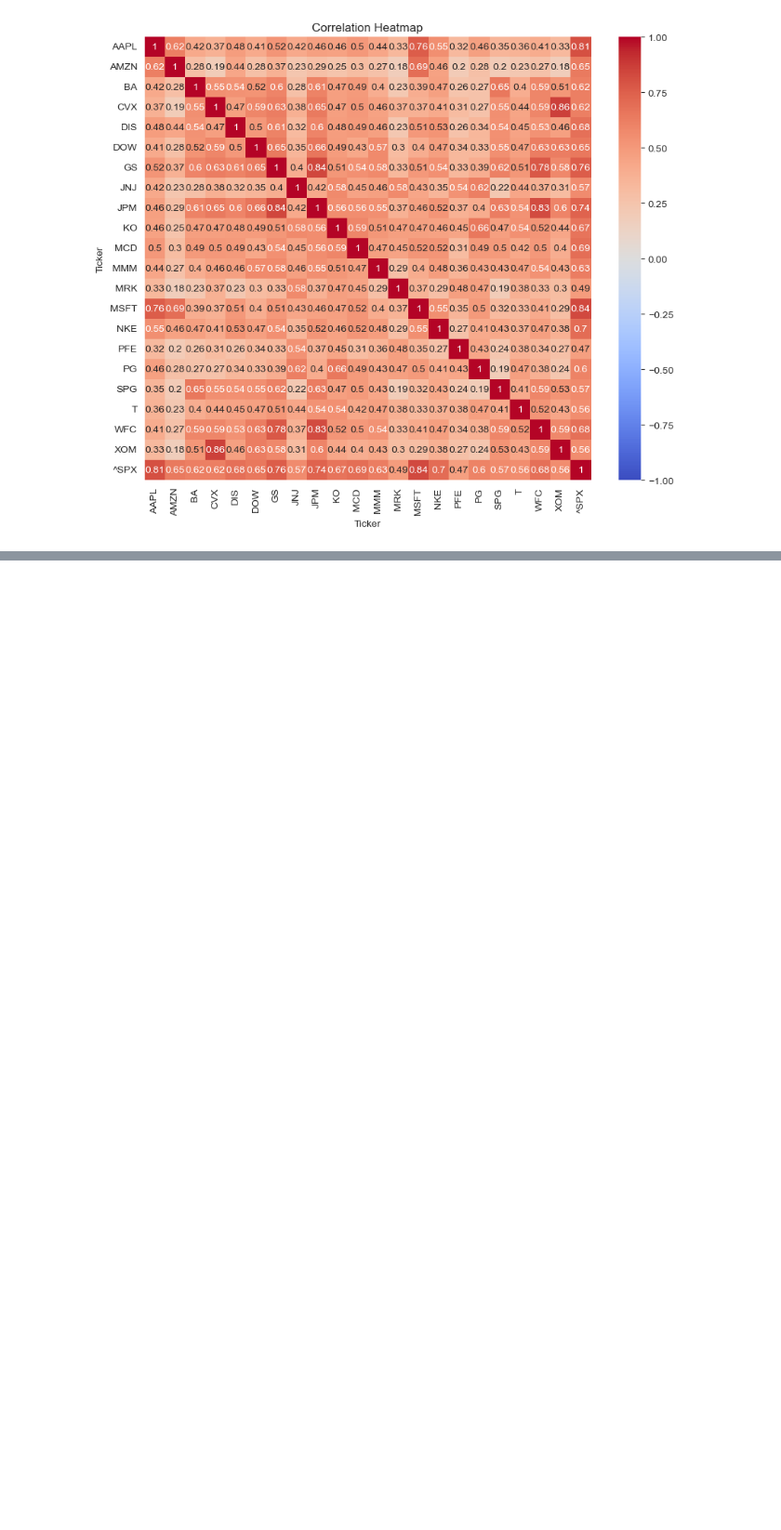
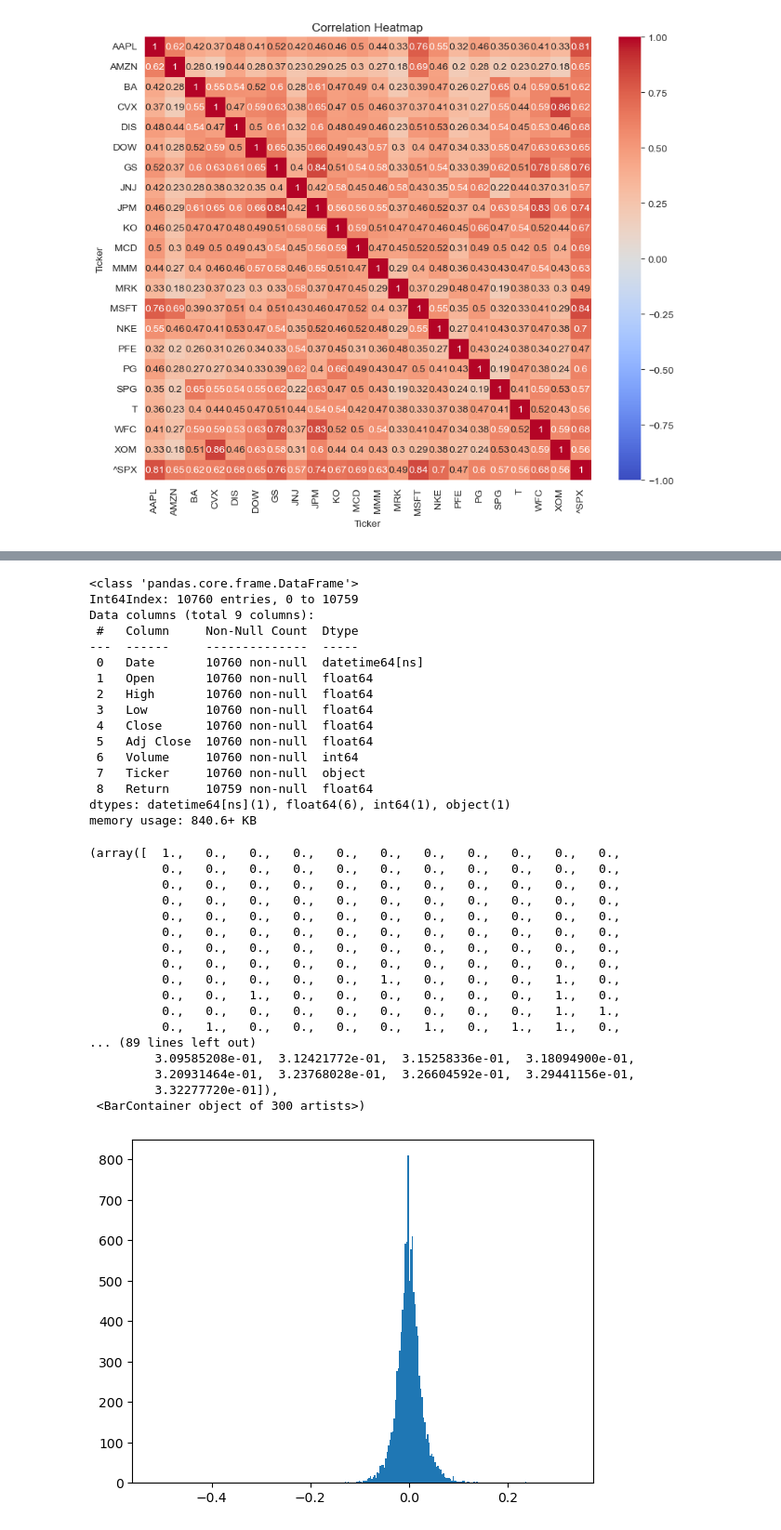
Before and after one commit to ItoWindsor/AlgoTrading, a Jupyter notebook: notebooks/Linear_regression_model.ipynb, the cells around one changed output, grey strips where cells are left out. Shown at 93% size. Cells and saved outputs as stored; diff of their text form; code cells hidden in the pictures; blank space fills up the shorter version.

```diff
--- a/Linear_regression_model.ipynb
+++ b/notebooks/Linear_regression_model.ipynb
@@ -48,0 +44,38 @@ array(['AAPL', 'AMZN', 'BA', 'CVX', 'DIS', 'DOW', 'GS', 'JNJ', 'JPM',
+# %%
+apple_data.info()
+plt.hist(apple_data["Return"],bins=300)
+# %% [output]
+<class 'pandas.core.frame.DataFrame'>
+Int64Index: 10760 entries, 0 to 10759
+Data columns (total 9 columns):
+ #   Column     Non-Null Count  Dtype
+---  ------     --------------  -----
+ 0   Date       10760 non-null  datetime64[ns]
+ 1   Open       10760 non-null  float64
+ 2   High       10760 non-null  float64
+ 3   Low        10760 non-null  float64
+ 4   Close      10760 non-null  float64
+ 5   Adj Close  10760 non-null  float64
+ 6   Volume     10760 non-null  int64
+ 7   Ticker     10760 non-null  object
+ 8   Return     10759 non-null  float64
+dtypes: datetime64[ns](1), float64(6), int64(1), object(1)
+memory usage: 840.6+ KB
+(array([  1.,   0.,   0.,   0.,   0.,   0.,   0.,   0.,   0.,   0.,   0.,
+          0.,   0.,   0.,   0.,   0.,   0.,   0.,   0.,   0.,   0.,   0.,
+          0.,   0.,   0.,   0.,   0.,   0.,   0.,   0.,   0.,   0.,   0.,
+          0.,   0.,   0.,   0.,   0.,   0.,   0.,   0.,   0.,   0.,   0.,
+          0.,   0.,   0.,   0.,   0.,   0.,   0.,   0.,   0.,   0.,   0.,
+          0.,   0.,   0.,   0.,   0.,   0.,   0.,   0.,   0.,   0.,   0.,
+          0.,   0.,   0.,   0.,   0.,   0.,   0.,   0.,   0.,   0.,   0.,
+          0.,   0.,   0.,   0.,   0.,   0.,   0.,   0.,   0.,   0.,   0.,
+          0.,   0.,   0.,   0.,   0.,   1.,   0.,   0.,   0.,   1.,   0.,
+          0.,   0.,   1.,   0.,   0.,   0.,   0.,   0.,   0.,   1.,   0.,
+          0.,   0.,   0.,   0.,   0.,   0.,   0.,   0.,   0.,   1.,   1.,
+          0.,   1.,   0.,   0.,   0.,   0.,   1.,   0.,   1.,   1.,   0.,
+... (89 lines left out)
+         3.09585208e-01,  3.12421772e-01,  3.15258336e-01,  3.18094900e-01,
+         3.20931464e-01,  3.23768028e-01,  3.26604592e-01,  3.29441156e-01,
+         3.32277720e-01]),
+ <BarContainer object of 300 artists>)
+[figure, added]
```
Also changed, not shown: parts of 2 cells of this notebook, 2 other files.
